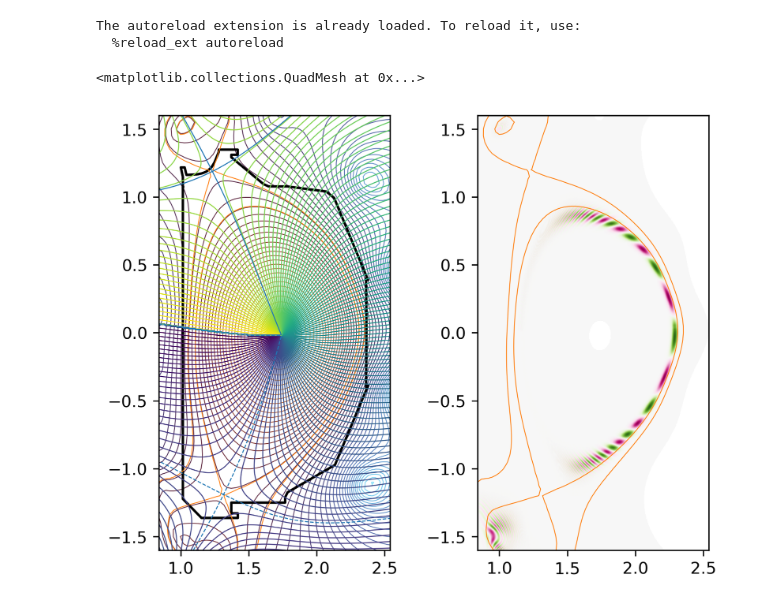
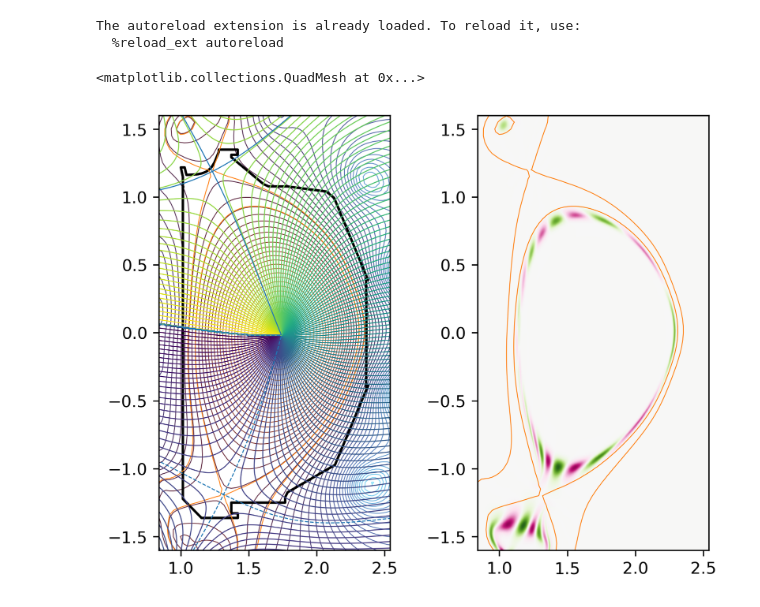
Before and after one commit to Maplenormandy/c1lgkt-jax, a Jupyter notebook: bin/coordinates_scratch.ipynb, the cells around one changed output. Drawn from its saved outputs; the diff is of its cells as text; code cells hidden in the pictures.

Commit message:
Completion of EikonalFieldProvider module

```diff
--- a/bin/coordinates_scratch.ipynb
+++ b/bin/coordinates_scratch.ipynb
@@ -53,51 +54,69 @@ clebsch = eqx.tree_deserialise_leaves('./outputs/clebsch_D3D141451.eqx', clebsch
+# %%
+# %% Set up eikonal field provider
+
+coefs = np.zeros((2, 4, 6))
+coefs[0, 2, 0] = 1.0
+coefs[1, 2, 0] = 0.7
+
+theta_x1 = theta_map(theta_map.nulls.x1.rz[0], theta_map.nulls.x1.rz[1])
+theta_x2 = theta_map(theta_map.nulls.x2.rz[0], theta_map.nulls.x2.rz[1])
+
+field_provider = EikonalFieldProvider(
+    clebsch = clebsch,
+    n = jnp.array([3, 3], dtype=int),
+    omega = jnp.array([0.0, 0.0]),
+    psi0 = jnp.array([0.95*eq.psix, 0.95*eq.psix]),
+    psi_scale = jnp.array([0.02*eq.psix, 0.02*eq.psix]),
+    theta0 = jnp.array([theta_x1 + 0.01, theta_x2 - 0.01]),
+    alpha_scale = jnp.array([3.0, 3.0]),
+    gh_coefs = jnp.array(coefs)
+)
 # %%
 # %% Plot equilibrium
 %matplotlib inline
 plt.figure(dpi=300)
 ax = plt.subplot(121)
 ax2 = plt.subplot(122, sharex=ax, sharey=ax)
-
-ax.contour(eq.rgrid, eq.zgrid, eq.psirz, levels=64, cmap='managua', linewidths=0.5)
-ax.plot(eq.wallrz[0,:], eq.wallrz[1,:], c='k')
-ax.contour(eq.rgrid, eq.zgrid, eq.psirz, levels=[clebsch.nulls.x1.psi, clebsch.nulls.x2.psi], colors='tab:orange', linewidths=0.5)
-ax.set_aspect('equal')
-ax2.set_aspect('equal')
-
-ax2.contour(eq.rgrid, eq.zgrid, eq.psirz, levels=[clebsch.nulls.x1.psi, clebsch.nulls.x2.psi], colors='tab:orange', linewidths=0.5)
 
 rgrid = np.linspace(eq.rmin, eq.rmax, 512)
 zgrid = np.linspace(eq.zmin, eq.zmax, 512)
 rplot, zplot = np.meshgrid(rgrid, zgrid, indexing='ij')
 
 psi_ev, ff_ev = eq.compute_psi_and_ff(jnp.ravel(rplot), jnp.ravel(zplot))
 (psi, psidr, psidz, psidrr, psidrz, psidzz) = psi_ev
 
 #uv_y = jnp.array([sol.value[0], sol.value[1], sol.value[2], sol.value[3], 0.2, 0.0, 0.2, 0.0])
-u, v = clebsch.compute_uv(rplot.ravel(), zplot.ravel())
-theta = jnp.arctan2(v, u)
+theta = theta_map(rplot.ravel(), zplot.ravel())
+
+
+theta_x1 = theta_map(theta_map.nulls.x1.rz[0], theta_map.nulls.x1.rz[1])
+theta_x2 = theta_map(theta_map.nulls.x2.rz[0], theta_map.nulls.x2.rz[1])
+
+
+region = jnp.zeros_like(rplot.ravel())
+
+#alpha_grid = interp_alpha(psi.ravel(), theta.ravel())
+#field_grid = jnp.cos(5*alpha_grid) * jnp.exp(-0.005*alpha_grid**2) * jnp.exp(-4000*(psi.ravel() - 0.95*eq.psix)**2)
+
+field_grid = field_provider(0.0, psi.ravel(), theta.ravel(), jnp.zeros_like(theta.ravel()))
+
+
+ax.contour(eq.rgrid, eq.zgrid, eq.psirz, levels=64, cmap='managua', linewidths=0.5)
+ax.plot(eq.wallrz[0,:], eq.wallrz[1,:], c='k')
+ax.contour(eq.rgrid, eq.zgrid, eq.psirz, levels=[theta_map.nulls.x1.psi, theta_map.nulls.x2.psi], colors='tab:orange', linewidths=0.5)
+ax.set_aspect('equal')
+ax2.set_aspect('equal')
+
+ax2.contour(eq.rgrid, eq.zgrid, eq.psirz, levels=[theta_map.nulls.x1.psi, theta_map.nulls.x2.psi], colors='tab:orange', linewidths=0.5)
+
 
 ax.contour(rgrid, zgrid, theta.reshape(rplot.shape).T, levels=np.linspace(-np.pi,np.pi,129), linewidths=0.6)
 
 
-ux1, vx1 = clebsch.compute_uv(clebsch.nulls.x1.rz[0], clebsch.nulls.x1.rz[1])
-uvx1 = ux1 + 1j*vx1
-ux2, vx2 = clebsch.compute_uv(clebsch.nulls.x2.rz[0], clebsch.nulls.x2.rz[1])
-uvx2 = ux2 + 1j*vx2
+ax.contour(rgrid, zgrid, theta.reshape(rplot.shape).T, levels=np.sort([theta_x1, theta_x2]), linewidths=0.6, colors='tab:blue')
 
-ax.contour(rgrid, zgrid, theta.reshape(rplot.shape).T, levels=np.sort([jnp.angle(uvx1), jnp.angle(uvx2)]), linewidths=0.6, colors='tab:blue')
-
-region = jnp.zeros_like(rplot.ravel())
-
-
-ur = u.ravel()
-vr = v.ravel()
-zr = zplot.ravel()
-rr = rplot.ravel()
-
-alpha_grid = clebsch.interp_alpha(psi.ravel(), theta.ravel())
-field_grid = jnp.cos(5*alpha_grid) * jnp.exp(-0.005*alpha_grid**2) * jnp.exp(-4000*(psi.ravel() - 0.95*eq.psix)**2)
-
-ax2.pcolormesh(rgrid, zgrid, field_grid.reshape(rplot.shape).T, shading='gouraud', cmap='PiYG')
+fmax = jnp.max(jnp.abs(field_grid[1]))
+ax2.pcolormesh(rgrid, zgrid, field_grid[1].reshape(rplot.shape).T, shading='gouraud', cmap='PiYG', vmin=-1.0, vmax=1.0)
 # %% [output]
 <matplotlib.collections.QuadMesh at 0x...>
-[figure, old version]
+[figure, new version]
```
Also changed, not shown: parts of 5 cells of this notebook, 11 other files.
